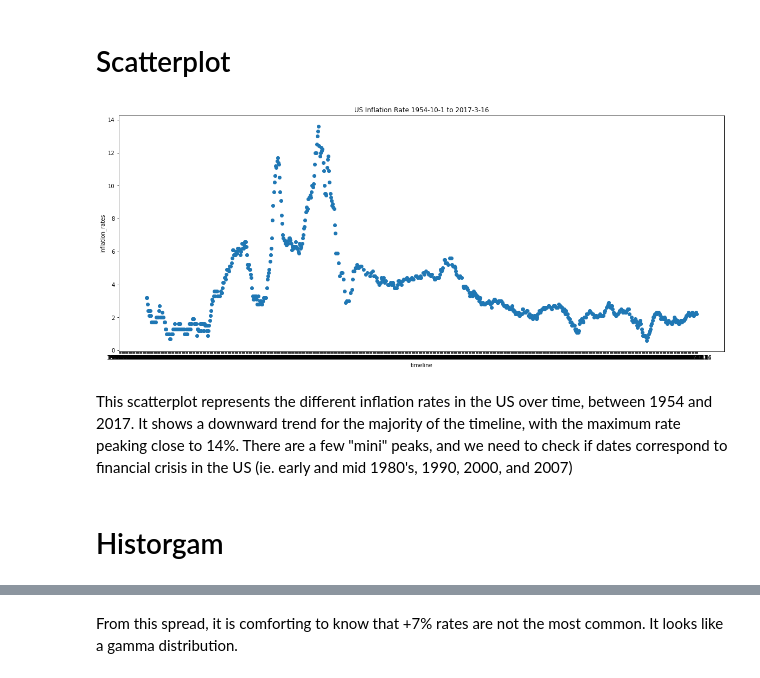
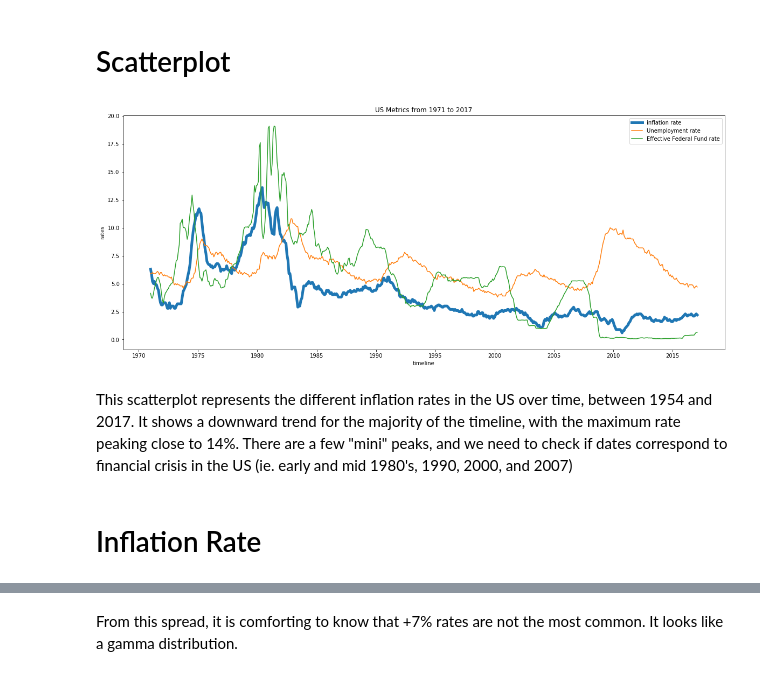
Before and after one commit to cnarrieta18/Thinkful, a Jupyter notebook: Capstone_1/plotting_inflation.ipynb, the cells around one changed output, grey strips where cells are left out. Cells and saved outputs as stored; diff of their text form; code cells hidden in the pictures.

```diff
--- a/Capstone_1/plotting_inflation.ipynb
+++ b/Capstone_1/plotting_inflation.ipynb
@@ -66,15 +137,31 @@ array([1954, 1955, 1956, 1957, 1958, 1959, 1960, 1961, 1962, 1963, 1964,
 # %% [markdown]
 # Scatterplot
-# %%
-plt.figure(figsize=(20,8))
-plt.scatter(x=inflation_rates['DATE'], y=inflation_rates['Inflation Rate'])
-plt.ylabel('inflation_rates')
-plt.xlabel('timeline')
-plt.title('US Inflation Rate {} to {}'.format(inflation_rates['DATE'].min(), inflation_rates['DATE'].max()));
-# %% [output]
-[figure, removed]
+# %%
+# matplotlib date format modules
+from matplotlib.dates import DateFormatter
+import matplotlib.dates as mdates
+
+# define the date format
+myFmt = mdates.DateFormatter('%Y')
+
+# plot the data
+fig, ax = plt.subplots(figsize=(20,8))
+ax.plot(inflation_rates['DATE'], inflation_rates['Inflation Rate'], label='inflation rate', linewidth=5)
+ax.plot(inflation_rates['DATE'], inflation_rates['Unemployment Rate'], label='Unemployment rate')
+ax.plot(inflation_rates['DATE'], inflation_rates['Effective Federal Funds Rate'], label='Effective Federal Fund rate')
+ax.set(ylabel='rates', xlabel='timeline')
+ax.set_title('US Metrics from {} to {}'.format(inflation_rates['DATE'].min().strftime('%Y'), inflation_rates['DATE'].max().strftime('%Y')))
+ax.legend()
+
+# inform axis that it is plotting dates
+ax.xaxis_date()
+
+# use format specified as myFmt
+ax.xaxis.set_major_formatter(myFmt);
+# %% [output]
+[figure, added]
 # %% [markdown]
 This scatterplot represents the different inflation rates in the US over time, between 1954 and 2017.  It shows a downward trend for the majority of the timeline, with the maximum rate peaking close to 14%.  There are a few "mini" peaks, and we need to check if dates correspond to financial crisis in the US (ie. early and mid 1980's, 1990, 2000, and 2007)
-# %% [markdown]
-# Historgam
+# %% [markdown]
+# Inflation Rate
 # %%
```
Also changed, not shown: parts of 36 cells of this notebook, 1 other file.
